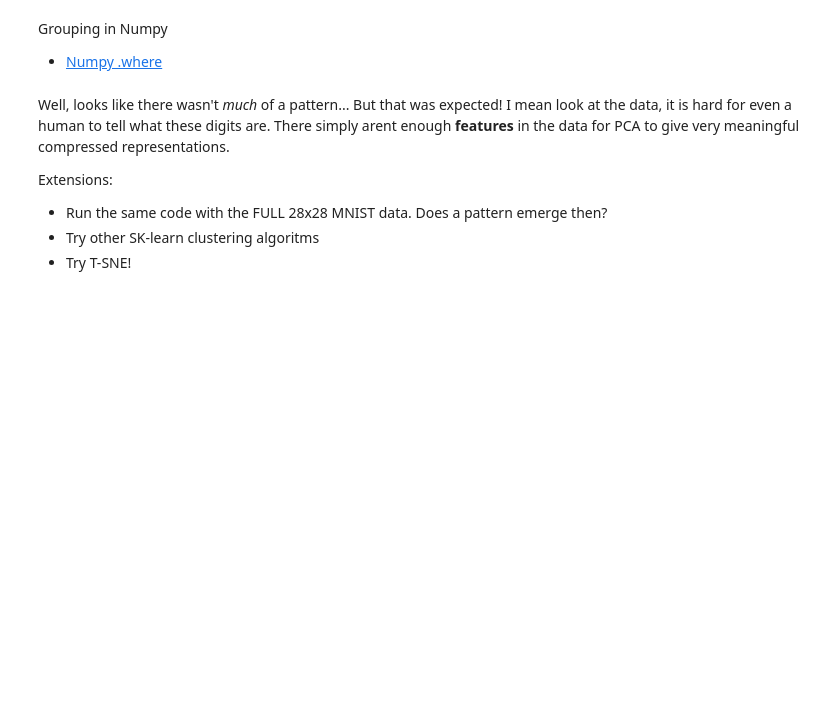
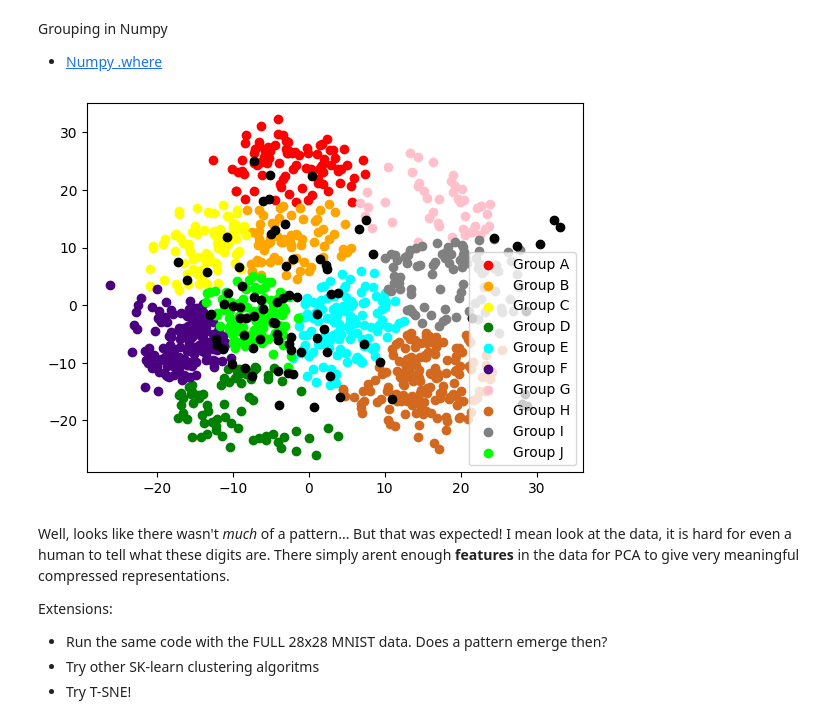
Before and after one commit to interactive-intelligence/intro-neuro-ai, a Jupyter notebook: unit-1/answers/clustering-pca-ans.ipynb, the cells around one changed output. Cells and saved outputs as stored; diff of their text form; code cells hidden in the pictures; blank space fills up the shorter version.

```diff
--- a/unit-1/answers/clustering-pca-ans.ipynb
+++ b/unit-1/answers/clustering-pca-ans.ipynb
@@ -92,16 +126,24 @@ Grouping in Numpy
 # %%
 # Pick a digit from the test set and get only its associated, uncompressed information.
 # Then apply PCA to it and plot it on the above graph to see if they all land in a similar group
 
 ## TODO: Make the following variables:
 # digit: Holds the current digit to process
 # reduced_data: holds the PCA'ed test data for only the digit stored in "digit"
 
+#! Answer
+digit = 9
+digit_idxs = np.where(test_labels == digit)
+single_digit_data = test_data[digit_idxs]
+reduced_data = PCA(n_components=2).fit_transform(single_digit_data)
+
 #----------------------------------------------------------------#
 reduced_data = reduced_data.transpose()
 ax.scatter(reduced_data[0], reduced_data[1], color="black", label=f"Digit: {digit}")
 fig
 #----------------------------------------------------------------#
+# %% [output]
+[figure, added]
 # %% [markdown]
 Well, looks like there wasn't *much* of a pattern... But that was expected! I mean look at the data, it is hard for even a human to tell what these digits are. There simply arent enough **features** in the data for PCA to give very meaningful compressed representations.
 
```
Also changed, not shown: parts of 4 cells of this notebook, 1 other file.
